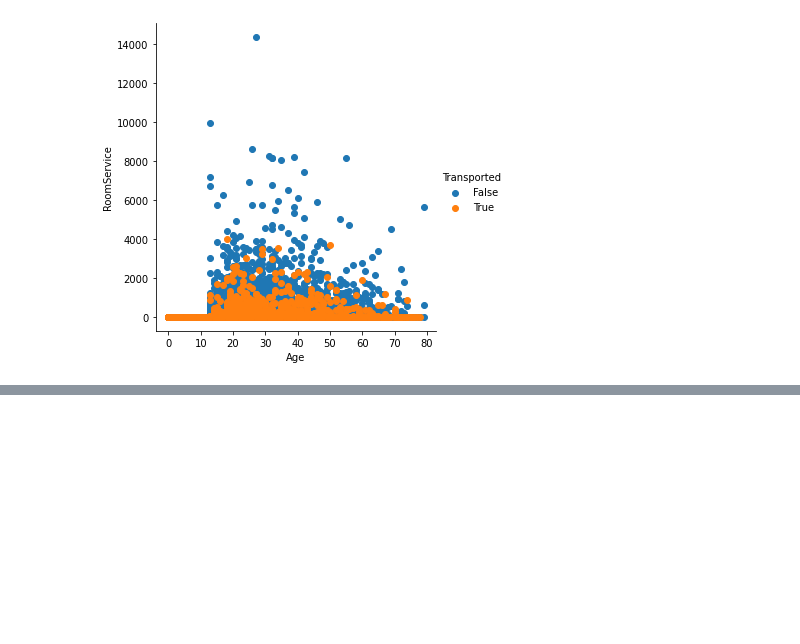
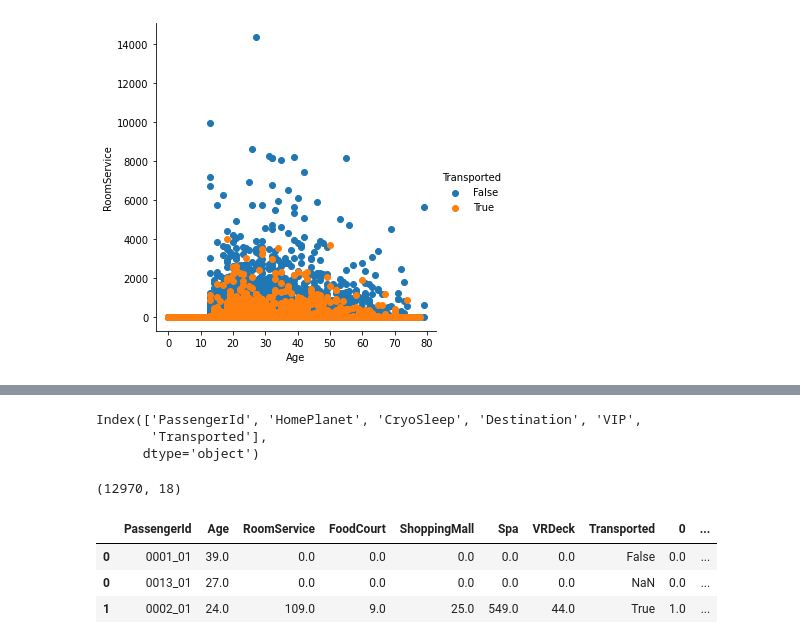
Before and after one commit to pranzalkhadka/SpaceshipTitanic_ML, a Jupyter notebook: Untitled3.ipynb, the cells around one changed output, grey strips where cells are left out. Drawn from its saved outputs; the diff is of its cells as text; code cells hidden in the pictures; blank space fills up the shorter version.

```diff
--- a/Untitled3.ipynb
+++ b/Untitled3.ipynb
@@ -186,6 +186,3 @@ sns.FacetGrid(train,hue="Transported",height = 5).map(plt.scatter,"Age","RoomSer
 # %% [output]
 <seaborn.axisgrid.FacetGrid at 0x...>
 [figure]
-# %%
-train =train.drop("Cabin",axis=1)
-test =test.drop("Cabin",axis=1)
@@ -221,6 +218,10 @@ combined_data.shape
 categorical_features = combined_data.select_dtypes(exclude="number")
 # %%
 categorical_features.columns
+# %% [output]
+Index(['PassengerId', 'HomePlanet', 'CryoSleep', 'Destination', 'VIP',
+       'Transported'],
+      dtype='object')
 # %%
 from sklearn.preprocessing import OneHotEncoder
 encoder = OneHotEncoder()
@@ -231,6 +232,15 @@ combined_data = combined_data.join(encoded_df)
 combined_data.drop(['HomePlanet','CryoSleep','Destination','VIP'],axis=1,inplace=True)
 # %%
 combined_data.shape
+# %% [output]
+(12970, 18)
+# %%
+combined_data.head(3)
+# %% [output]
+|  | PassengerId | Age | RoomService | FoodCourt | ShoppingMall | Spa | VRDeck | Transported | 0 | ... |
+| 0 | 0001_01 | 39.0 | 0.0 | 0.0 | 0.0 | 0.0 | 0.0 | False | 0.0 | ... |
+| 0 | 0013_01 | 27.0 | 0.0 | 0.0 | 0.0 | 0.0 | 0.0 | NaN | 0.0 | ... |
+| 1 | 0002_01 | 24.0 | 109.0 | 9.0 | 25.0 | 549.0 | 44.0 | True | 1.0 | ... |
 # %%
 #from sklearn.preprocessing import StandardScaler
 #standardized_data = StandardScaler().fit_transform(combined_data)
```
Also changed, not shown: parts of 2 cells of this notebook.
